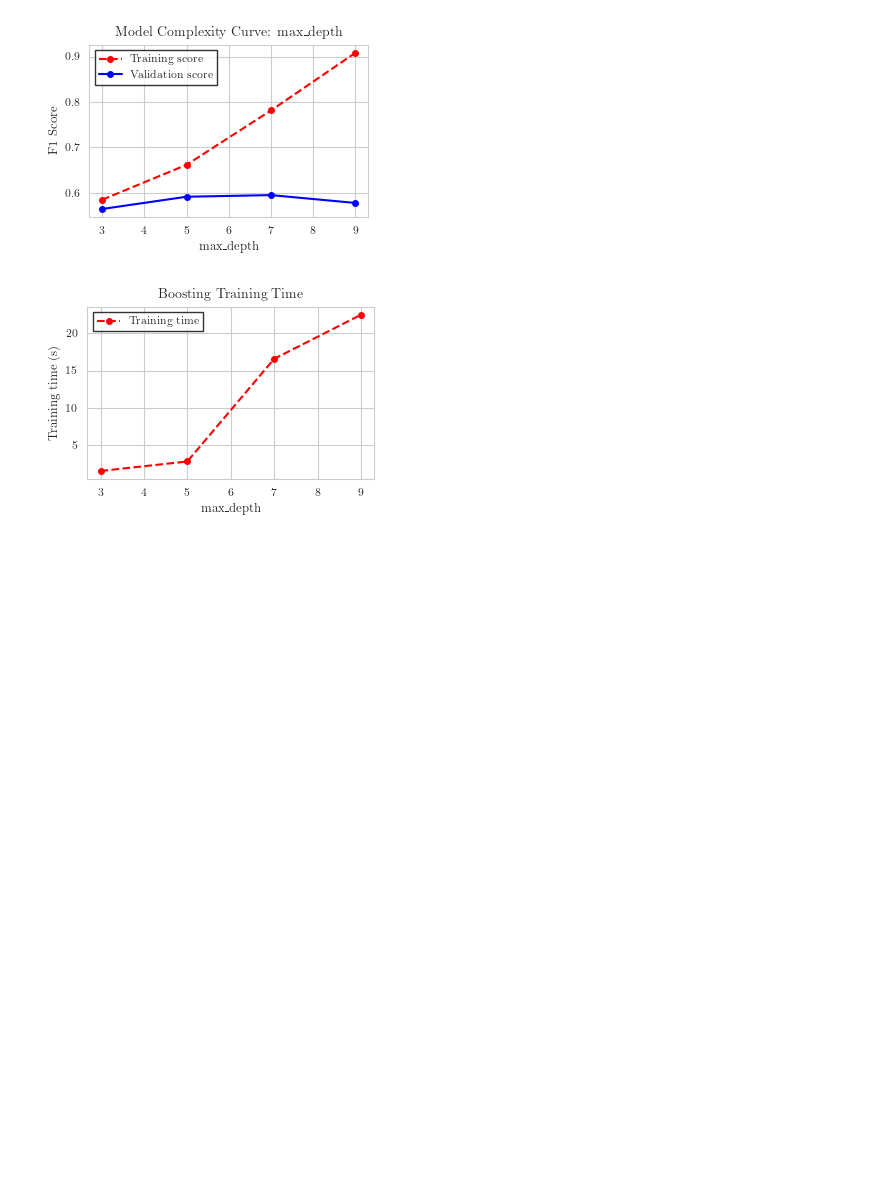
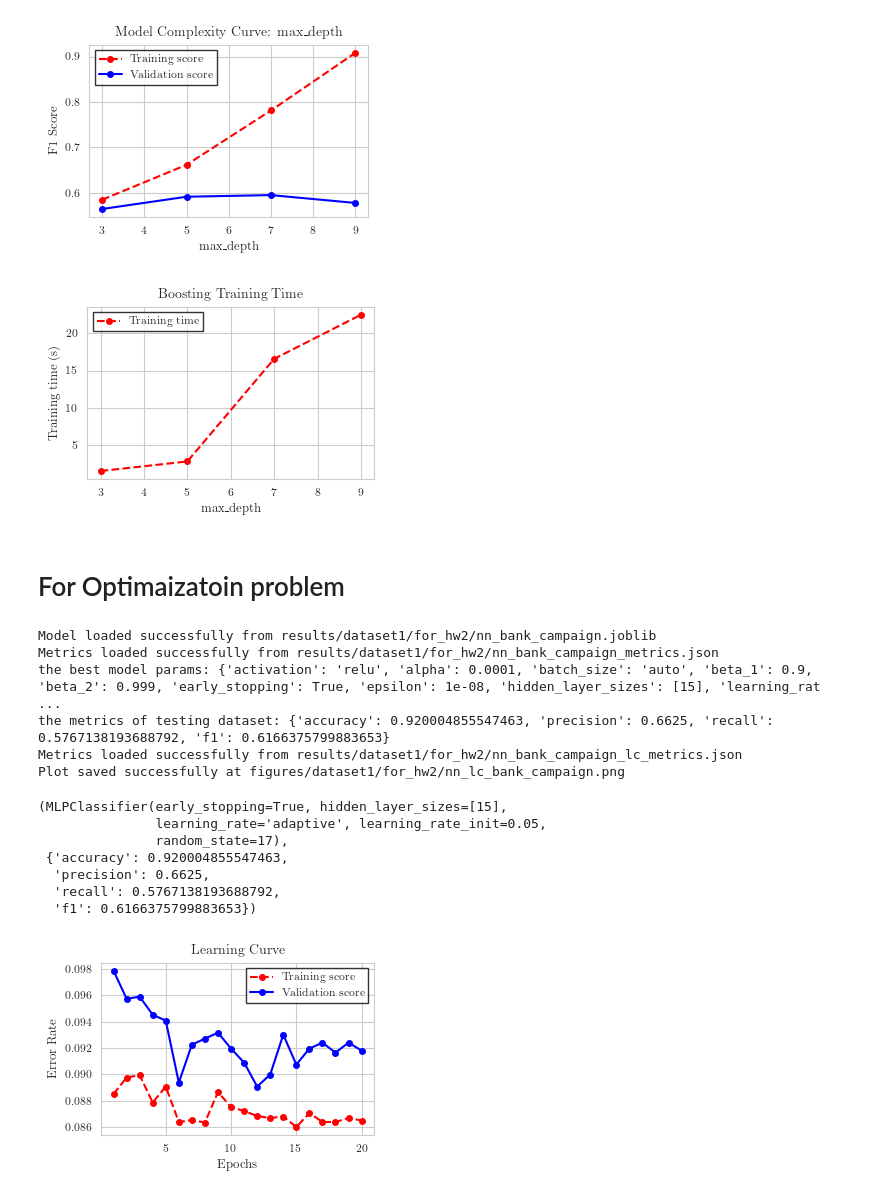
Before and after one commit to placeboo/MachineLearningProjects, a Jupyter notebook: Classification/notebooks/dataset1_result_analysis.ipynb, the cells around one changed output. Saved outputs shown, nothing was run; the diff lists cells and outputs as text; code cells hidden in the pictures; blank space fills up the shorter version.

Commit message:
prepare nn dataset

```diff
--- a/Classification/notebooks/dataset1_result_analysis.ipynb
+++ b/Classification/notebooks/dataset1_result_analysis.ipynb
@@ -513,3 +511,28 @@ Plot saved successfully at figures/dataset1/boosting_training_time_max_depth_ban
 [figure]
 [figure]
 [figure]
+# %% [markdown]
+# For Optimaizatoin problem
+# %%
+input_dir = 'results/dataset1/for_hw2'
+output_dir = 'figures/dataset1/for_hw2'
+if not os.path.exists(output_dir):
+    os.makedirs(output_dir, exist_ok=True)
+name = 'bank_campaign'
+# %%
+summarize_model(input_dir, output_dir, 'nn', name, 'Error Rate')
+# %% [output]
+Model loaded successfully from results/dataset1/for_hw2/nn_bank_campaign.joblib
+Metrics loaded successfully from results/dataset1/for_hw2/nn_bank_campaign_metrics.json
+the best model params: {'activation': 'relu', 'alpha': 0.0001, 'batch_size': 'auto', 'beta_1': 0.9, 'beta_2': 0.999, 'early_stopping': True, 'epsilon': 1e-08, 'hidden_layer_sizes': [15], 'learning_rat ...
+the metrics of testing dataset: {'accuracy': 0.920004855547463, 'precision': 0.6625, 'recall': 0.5767138193688792, 'f1': 0.6166375799883653}
+Metrics loaded successfully from results/dataset1/for_hw2/nn_bank_campaign_lc_metrics.json
+Plot saved successfully at figures/dataset1/for_hw2/nn_lc_bank_campaign.png
+(MLPClassifier(early_stopping=True, hidden_layer_sizes=[15],
+               learning_rate='adaptive', learning_rate_init=0.05,
+               random_state=17),
+ {'accuracy': 0.920004855547463,
+  'precision': 0.6625,
+  'recall': 0.5767138193688792,
+  'f1': 0.6166375799883653})
+[figure, added]
```
Also changed, not shown: parts of 1 cell of this notebook, 3 other files.
